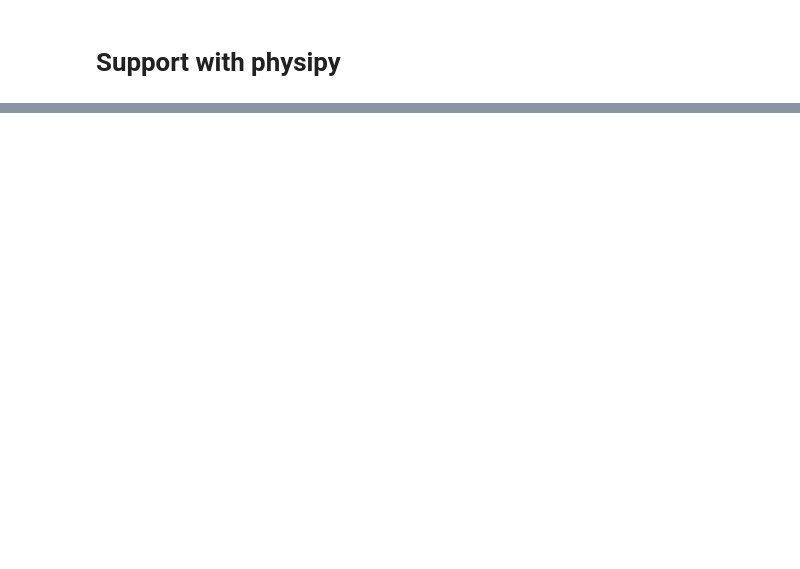
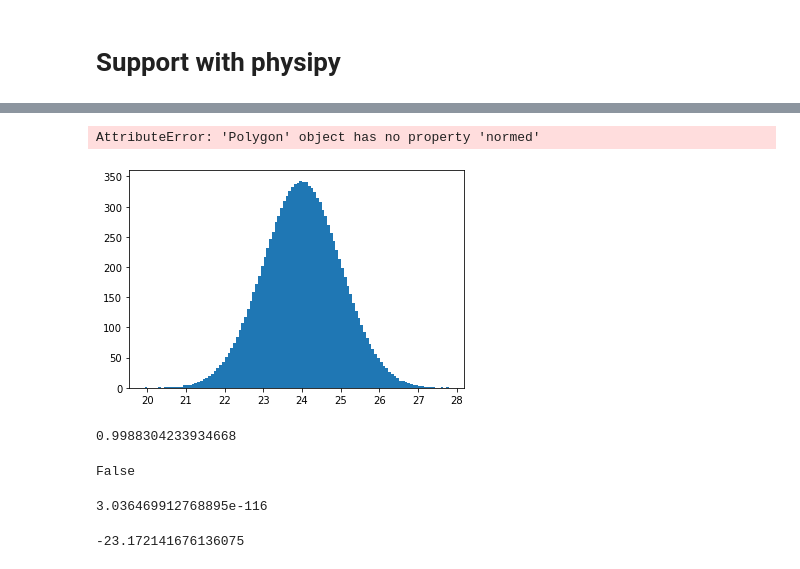
Before and after one commit to mocquin/physipy, a Jupyter notebook: docs/Support of mcerp.ipynb, the cells around one changed output, grey strips where cells are left out. Cells and saved outputs as stored; diff of their text form; code cells hidden in the pictures; blank space fills up the shorter version.

```diff
--- a/docs/Support of mcerp.ipynb
+++ b/docs/Support of mcerp.ipynb
@@ -74,0 +241,6 @@ NotUpcast: <class 'physipy.quantity.quantity.Quantity'> cannot be converted to a
+# %%
+# fails because of matploltib version on normed
+x1.value.plot(hist=True)
+# %% [output]
+AttributeError: 'Polygon' object has no property 'normed'
+[figure, added]
@@ -74,0 +251,19 @@ NotUpcast: <class 'physipy.quantity.quantity.Quantity'> cannot be converted to a
+# %%
+from scipy.stats import ttest_rel
+tstat, pval = ttest_rel(rvs1._mcpts, rvs2._mcpts)
+pval
+# %% [output]
+0.9988304233934668
+# %%
+rvs1<rvs2
+# %% [output]
+False
+# %%
+tstat, pval = ttest_rel(rvs1._mcpts, rvs3._mcpts)
+pval
+# %% [output]
+3.036469912768895e-116
+# %%
+float(tstat)
+# %% [output]
+-23.172141676136075
```
Also changed, not shown: parts of 42 cells of this notebook.
